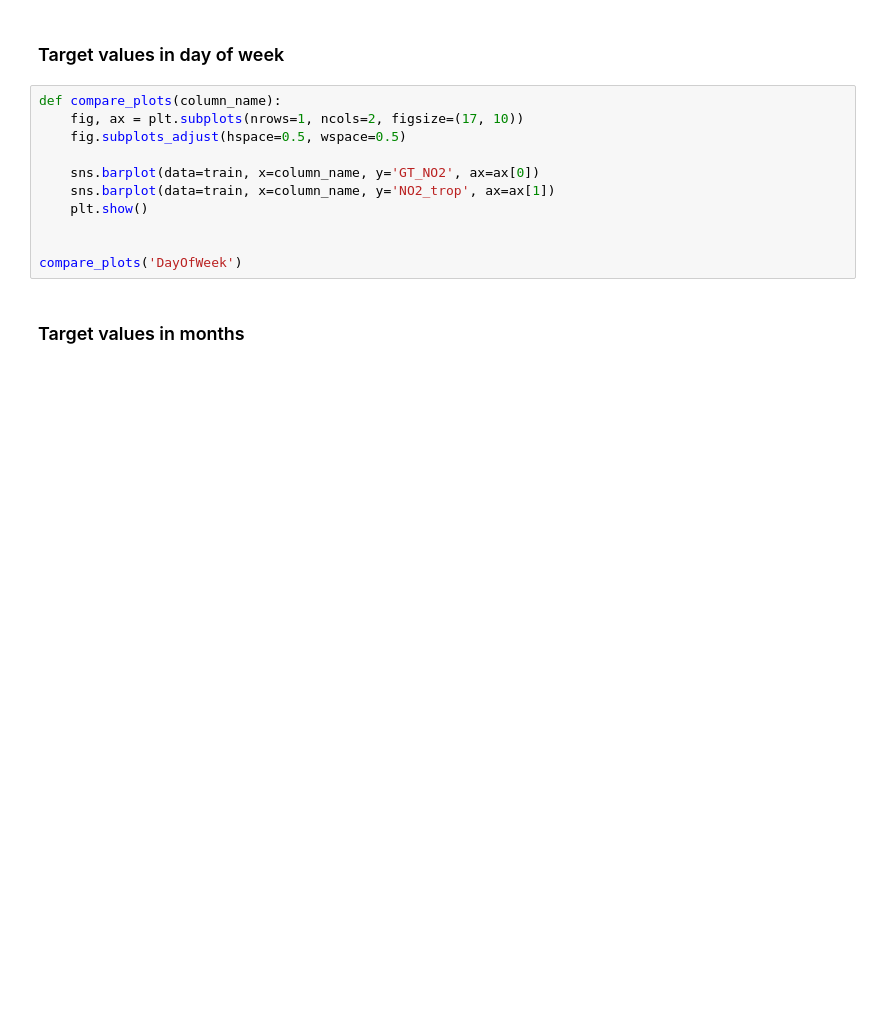
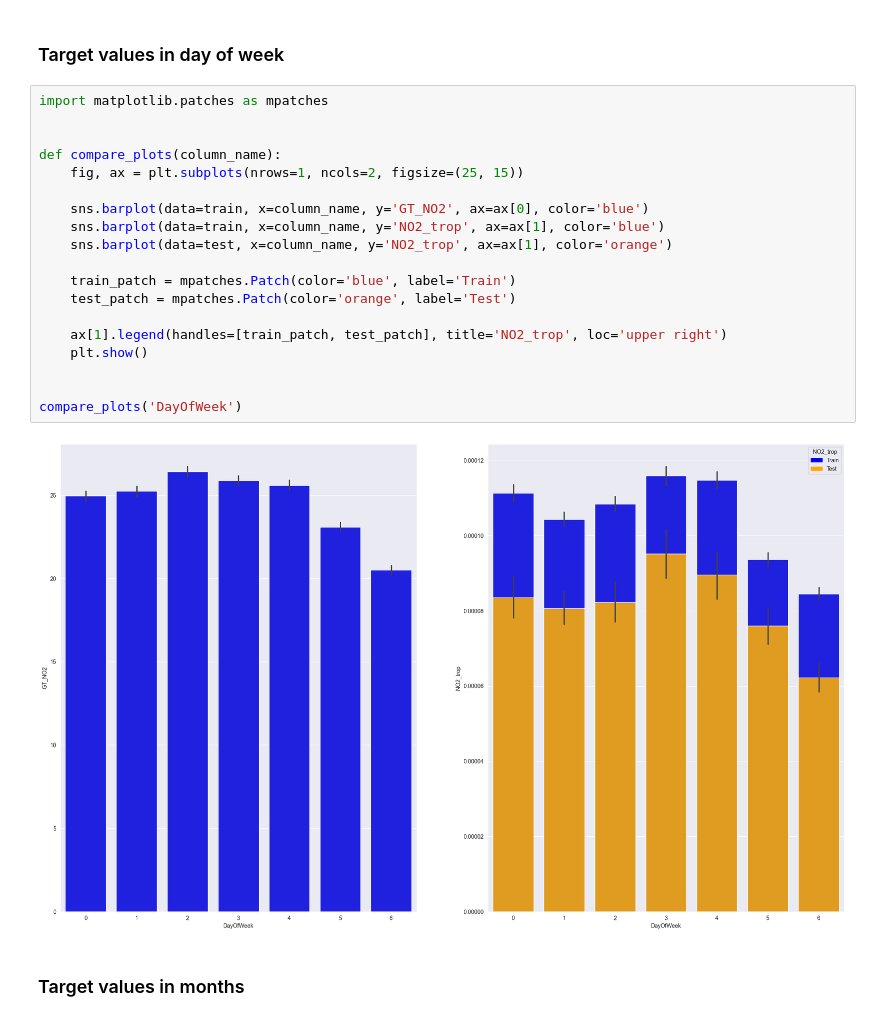
Before and after one commit to HubertKlosowski/Zindi_2, a Jupyter notebook: know_data.ipynb, the cells around one changed output. Saved outputs shown, nothing was run; the diff lists cells and outputs as text; blank space fills up the shorter version.

```diff
--- a/know_data.ipynb
+++ b/know_data.ipynb
@@ -47,16 +86,26 @@ test = extract_date_info(test)
 # %% [markdown]
 ### Target values in day of week
 # %%
+import matplotlib.patches as mpatches
+
+
 def compare_plots(column_name):
-    fig, ax = plt.subplots(nrows=1, ncols=2, figsize=(17, 10))
-    fig.subplots_adjust(hspace=0.5, wspace=0.5)
+    fig, ax = plt.subplots(nrows=1, ncols=2, figsize=(25, 15))
 
-    sns.barplot(data=train, x=column_name, y='GT_NO2', ax=ax[0])
-    sns.barplot(data=train, x=column_name, y='NO2_trop', ax=ax[1])
+    sns.barplot(data=train, x=column_name, y='GT_NO2', ax=ax[0], color='blue')
+    sns.barplot(data=train, x=column_name, y='NO2_trop', ax=ax[1], color='blue')
+    sns.barplot(data=test, x=column_name, y='NO2_trop', ax=ax[1], color='orange')
+
+    train_patch = mpatches.Patch(color='blue', label='Train')
+    test_patch = mpatches.Patch(color='orange', label='Test')
+
+    ax[1].legend(handles=[train_patch, test_patch], title='NO2_trop', loc='upper right')
     plt.show()
 
 
 compare_plots('DayOfWeek')
+# %% [output]
+[figure, added]
 # %% [markdown]
 ### Target values in months
 # %%
```
Also changed, not shown: parts of 14 cells of this notebook.
